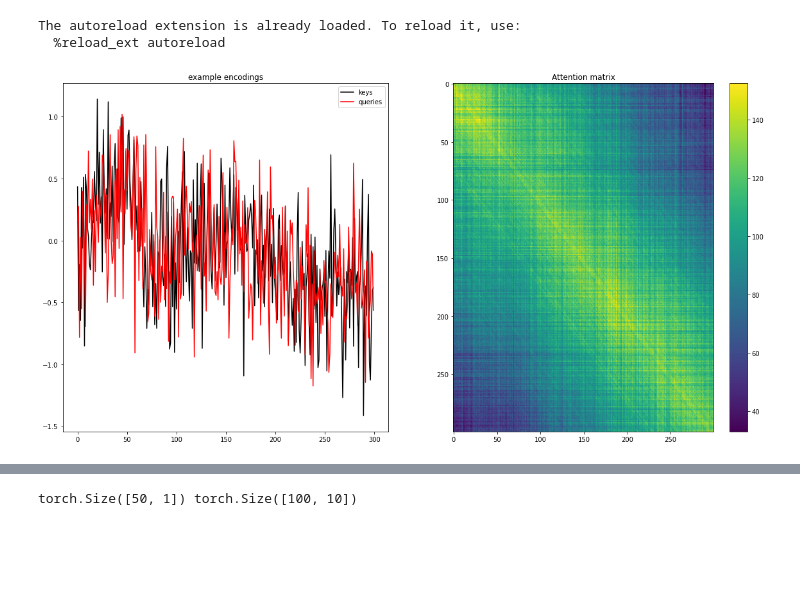
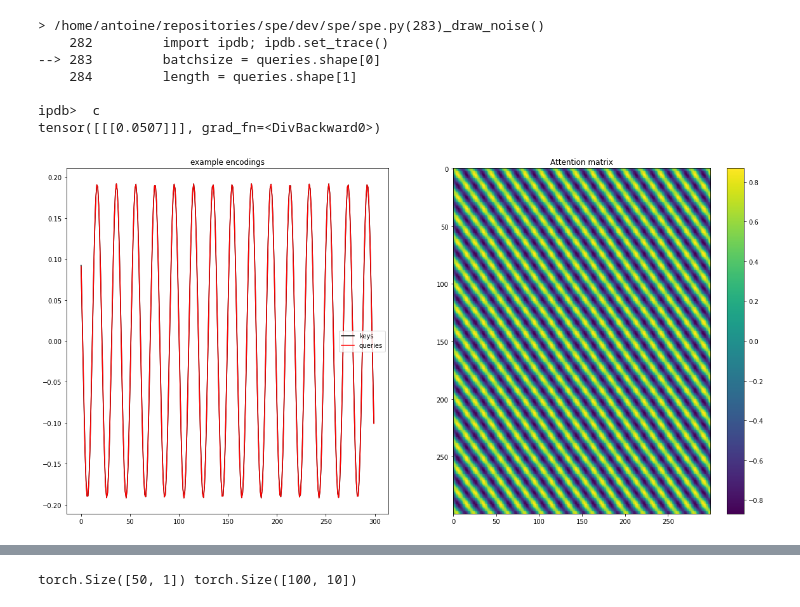
Before and after one commit to aliutkus/spe, a Jupyter notebook: dev/examples/test_spe.ipynb, the cells around one changed output, grey strips where cells are left out. Drawn from its saved outputs; the diff is of its cells as text; code cells hidden in the pictures; blank space fills up the shorter version.

```diff
--- a/dev/examples/test_spe.ipynb
+++ b/dev/examples/test_spe.ipynb
@@ -10,52 +10,60 @@ from torch.fft import rfft, irfft
 device = 'cuda' if torch.cuda.is_available() else 'cpu'
 
 # sine or conv
-conv = True
+conv = False
+
 # dimension for the keys and queries
 keys_dim = 1
 num_heads = 1
-num_realizations = 300
-num_sines = 5
+num_realizations = 64
+num_sines = 1
 
 # create the positional encoder, with a specified max lag
 if conv:
     encoder = spe.ConvSPE(ndim=1, in_features=keys_dim, kernel_size=500, num_heads=num_heads, num_realizations=num_realizations)
 else:
-    encoder = spe.SineSPE(num_heads=num_heads, in_features=keys_dim, num_sines=num_sines, num_realizations=256)
+    encoder = spe.SineSPE(num_heads=num_heads, in_features=keys_dim, num_sines=num_sines, num_realizations=num_realizations)
 encoder.to(device=device)
 
 # draw keys and queries, as one for the test (activate all patterns)
 n = 300
 batchsize=16
 
-# generate some encodings of shape (batchsize, num, n)
-q = torch.ones(batchsize, n, num_heads, keys_dim, device=device)
-k = torch.ones(batchsize, n, num_heads, keys_dim, device=device)
+from tqdm import tqdm
+for iterations in tqdm(range(50)):
+    # generate some encodings of shape (batchsize, num, n)
+    q = torch.ones(batchsize, n, num_heads, keys_dim, device=device, requires_grad=True)
+    k = torch.ones(batchsize, n, num_heads, keys_dim, device=device, requires_grad=True)
 
 
-# compute the average attention matrix
-qhat, khat = encoder(q,k)
+    # compute the average attention matrix
+    qhat, khat = encoder(q,k)
 A = torch.mm(qhat[0,:,0,:].detach(), khat[0,:,0,:].T.detach())
 
 # display some queries and keys
 qhat = qhat.detach()
 khat = khat.detach()
 
 plt.figure(figsize=[20,10]);
 plt.subplot(121)
 plt.plot(khat[0,:,0,:1].cpu(),'k');
 plt.plot(qhat[0,:,0,:1].cpu(),'r');
 plt.title('example encodings');
 plt.legend(['keys', 'queries']);
 
 # display the average dot product
 plt.subplot(122);
 plt.imshow(A.detach().cpu().numpy(), aspect='auto', interpolation='nearest');
 plt.title('Attention matrix');
 if not conv:
     print(torch.sigmoid(encoder.freqs)/2)
 plt.colorbar();
 # %% [output]
-The autoreload extension is already loaded. To reload it, use:
-  %reload_ext autoreload
+> /home/antoine/repositories/spe/dev/spe/spe.py(283)_draw_noise()
+    282         import ipdb; ipdb.set_trace()
+--> 283         batchsize = queries.shape[0]
+    284         length = queries.shape[1]
+
+ipdb>  c
+tensor([[[0.0507]]], grad_fn=<DivBackward0>)
-[figure, old version]
+[figure, new version]
```
Also changed, not shown: parts of 1 cell of this notebook, 1 other file.
